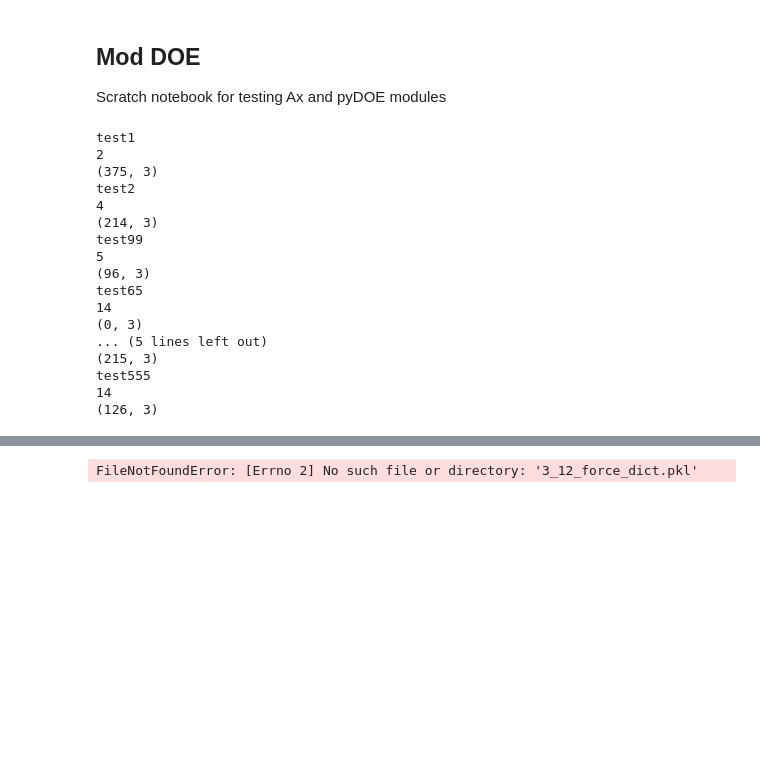
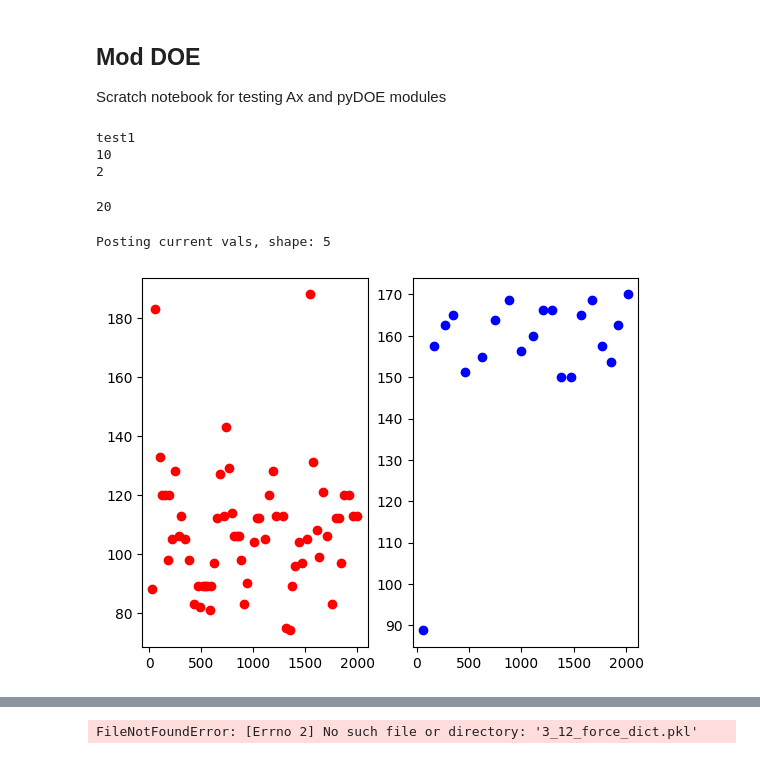
Before and after one commit to c-y-i/Mod_DOE, a Jupyter notebook: scratch.ipynb, the cells around one changed output, grey strips where cells are left out. Saved outputs shown, nothing was run; the diff lists cells and outputs as text; code cells hidden in the pictures; blank space fills up the shorter version.

Commit message:
Debugging - ROUGH SHAPE

```diff
--- a/scratch.ipynb
+++ b/scratch.ipynb
@@ -24,28 +24,18 @@ import os
 
 import numpy as np
 # %%
-dict_today = pickle.load(open('test_dict.pkl', 'rb'))
+dict_today = pickle.load(open('v2_test_dict.pkl', 'rb'))
 # %%
 for key in dict_today.keys():
     print(key)
     length = len(dict_today[key])
     print(length)
-    print(dict_today[key][length-1].shape)
+    print(len(dict_today[key][length-1]))
 # %% [output]
 test1
+10
 2
-(375, 3)
-test2
-4
-(214, 3)
-test99
-5
-(96, 3)
-test65
-14
-(0, 3)
-... (5 lines left out)
-(215, 3)
-test555
-14
-(126, 3)
+# %%
+len(dict_today[key][-1][1][-1])
+# %% [output]
+20
@@ -52,3 +47,48 @@ test555
+# %%
+import time
+from Serial_Comms import parse_string
+import serial
+import struct
+esp_serial = '/dev/ttyUSB0' # CHECK - may be 0 or 1
+esp_baud = 115200
+# %%
+# find out what the read rate is for ESP32
+current_vals = []
+timestamp = []
+init_time = time.time()
+while(time.time() - init_time < 3):
+    in_current = -1
+    fmt = '<lf'
+    data_size = struct.calcsize(fmt)
+    while in_current == -1:
+        with serial.Serial(port=esp_serial, baudrate=esp_baud, timeout=2, stopbits=serial.STOPBITS_ONE) as ser:
+                if ser.in_waiting:
+                    # Read the exact number of bytes for a long and a float
+                    raw_data = ser.read(data_size)
+
+                    # Unpack the binary data
+                    my_long, my_float = struct.unpack(fmt, raw_data)
+
+                    if my_float is not None:
+                        in_current = my_float
+    current_vals.append(in_current)
+    timestamp.append(int((time.time()-init_time)*1000))
+print(f'Posting current vals, shape: {len(current_vals)}')
+# %% [output]
+Posting current vals, shape: 5
+# %%
+# plot
+fig = plt.figure()
+# 2 subplots
+ax = fig.add_subplot(1, 2, 1)
+ax2 = fig.add_subplot(1, 2, 2)
+ind = -1
+ax.scatter(dxt_time, dxt_vals, c='r', label='torque')
+ax2.scatter(current_time, current_vals, c='b', label='current')
+
+plt.show()
+# %% [output]
+[figure, added]
 # %%
 last_key = list(dict_today.keys())[-1]
 print(dict_today[last_key][-1][:, 2])
```
Also changed, not shown: parts of 3 cells of this notebook, 5 other files.
